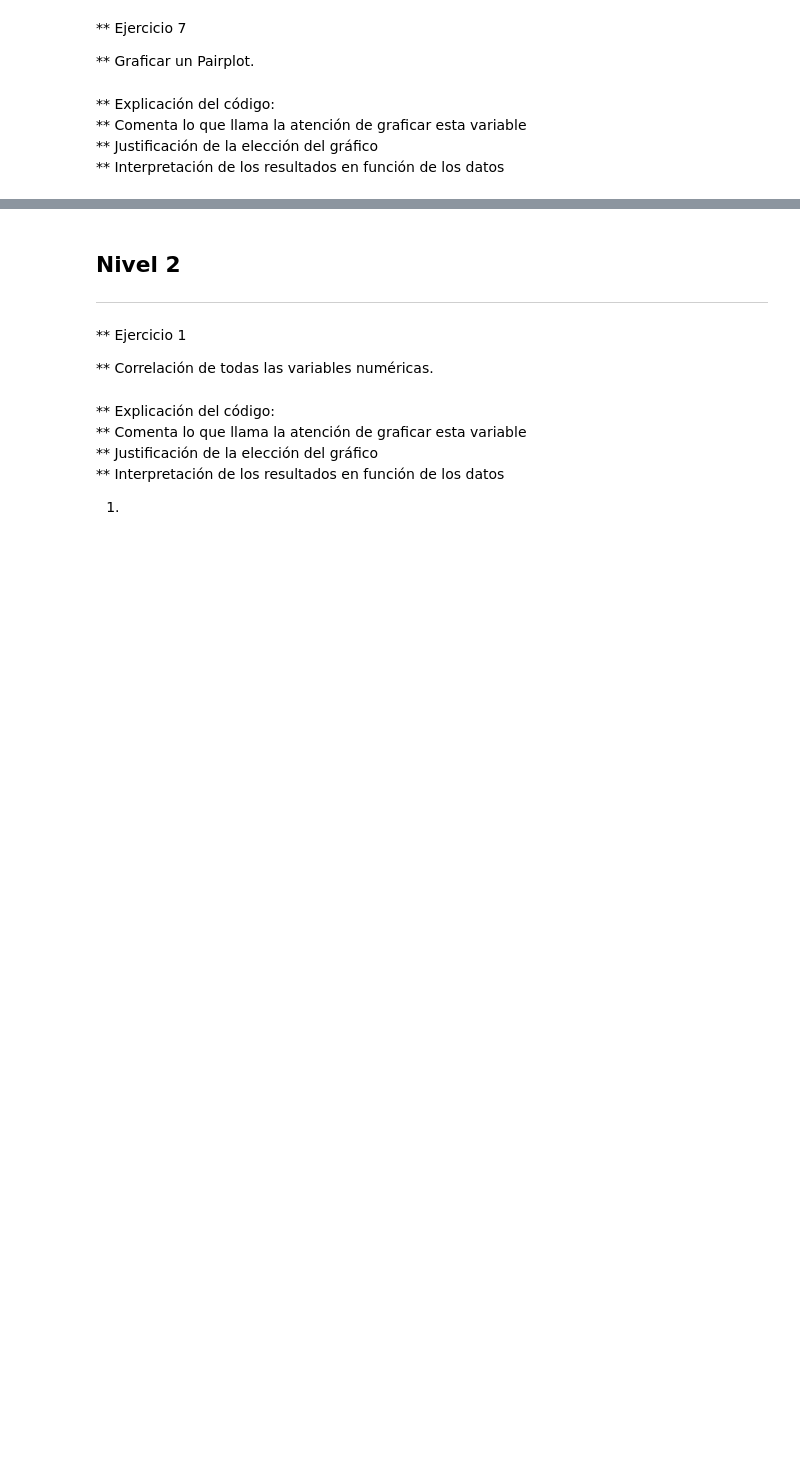
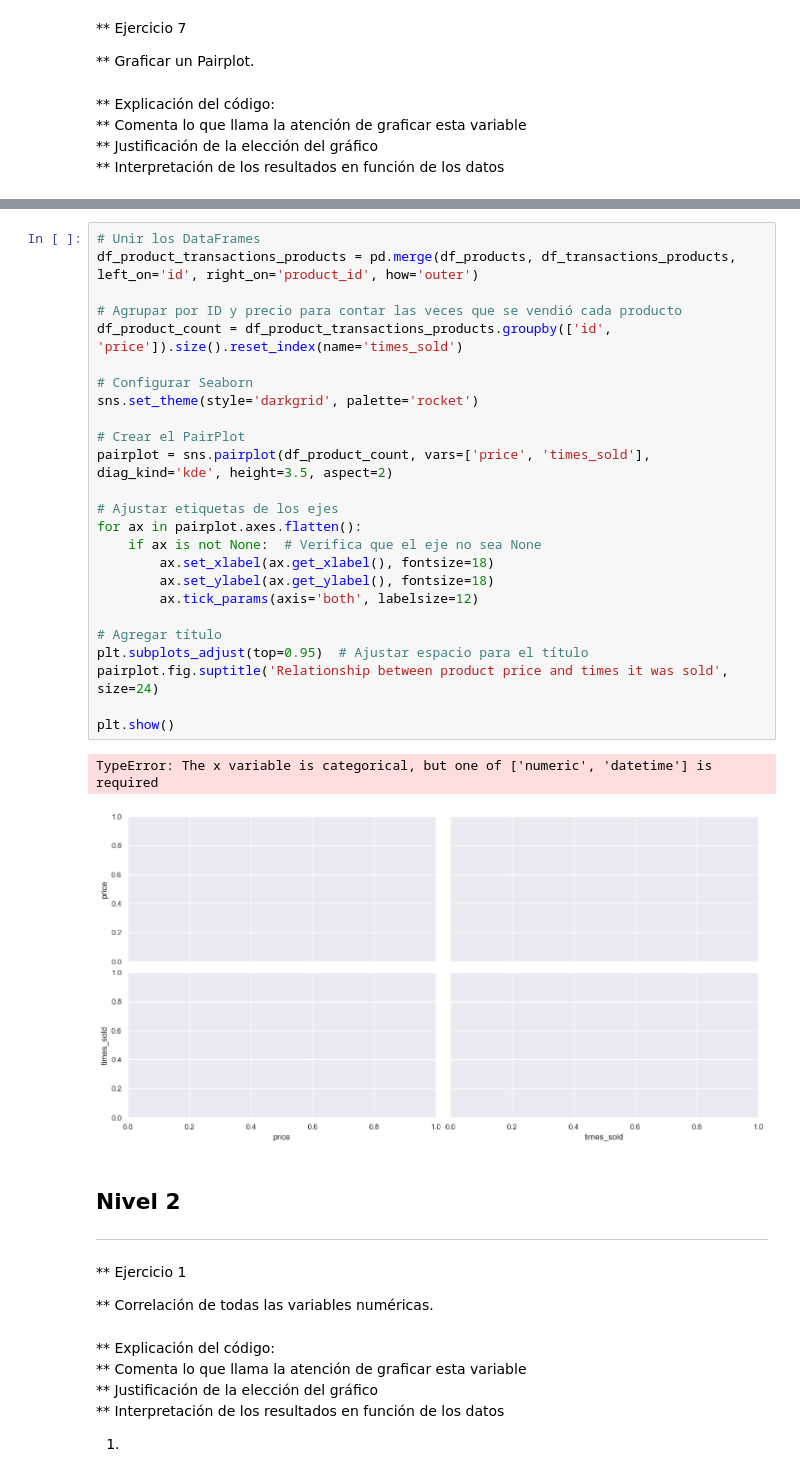
Before and after one commit to MailinV/Sprint_8_MV, a Jupyter notebook: Sprint8_MV.ipynb, the cells around one changed output, grey strips where cells are left out. Cells and saved outputs as stored; diff of their text form; blank space fills up the shorter version.

```diff
--- a/Sprint8_MV.ipynb
+++ b/Sprint8_MV.ipynb
@@ -380,3 +379,31 @@ plt.show()
+# %%
+# Unir los DataFrames
+df_product_transactions_products = pd.merge(df_products, df_transactions_products, left_on='id', right_on='product_id', how='outer')
+
+# Agrupar por ID y precio para contar las veces que se vendió cada producto
+df_product_count = df_product_transactions_products.groupby(['id', 'price']).size().reset_index(name='times_sold')
+
+# Configurar Seaborn
+sns.set_theme(style='darkgrid', palette='rocket')
+
+# Crear el PairPlot
+pairplot = sns.pairplot(df_product_count, vars=['price', 'times_sold'], diag_kind='kde', height=3.5, aspect=2)
+
+# Ajustar etiquetas de los ejes
+for ax in pairplot.axes.flatten():
+    if ax is not None:  # Verifica que el eje no sea None
+        ax.set_xlabel(ax.get_xlabel(), fontsize=18)
+        ax.set_ylabel(ax.get_ylabel(), fontsize=18)
+        ax.tick_params(axis='both', labelsize=12)
+
+# Agregar título
+plt.subplots_adjust(top=0.95)  # Ajustar espacio para el título
+pairplot.fig.suptitle('Relationship between product price and times it was sold', size=24)
+
+plt.show()
+# %% [output]
+TypeError: The x variable is categorical, but one of ['numeric', 'datetime'] is required
+[figure, added]
 # %% [markdown]
 ## Nivel 2
 ***
```
Also changed, not shown: parts of 12 cells of this notebook.
